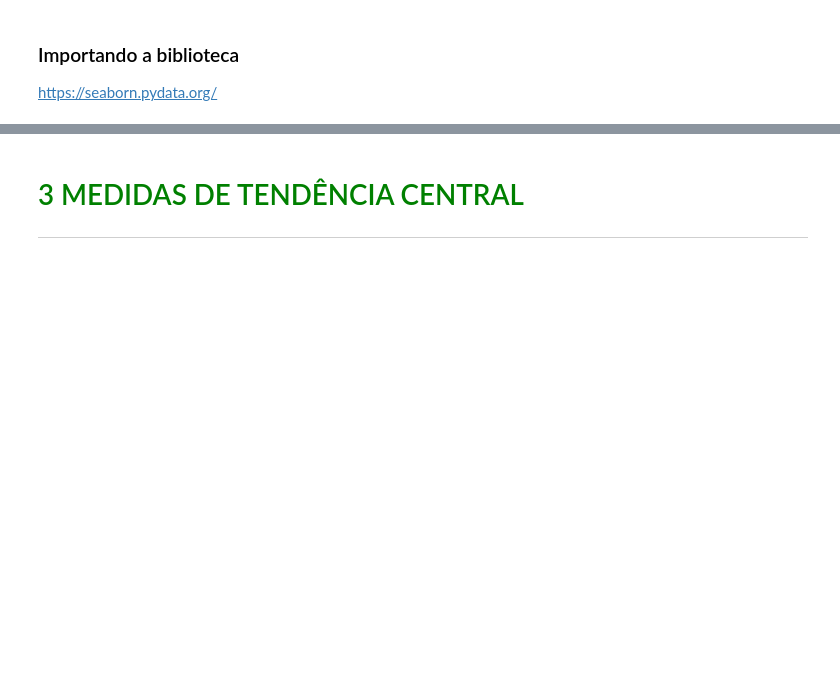
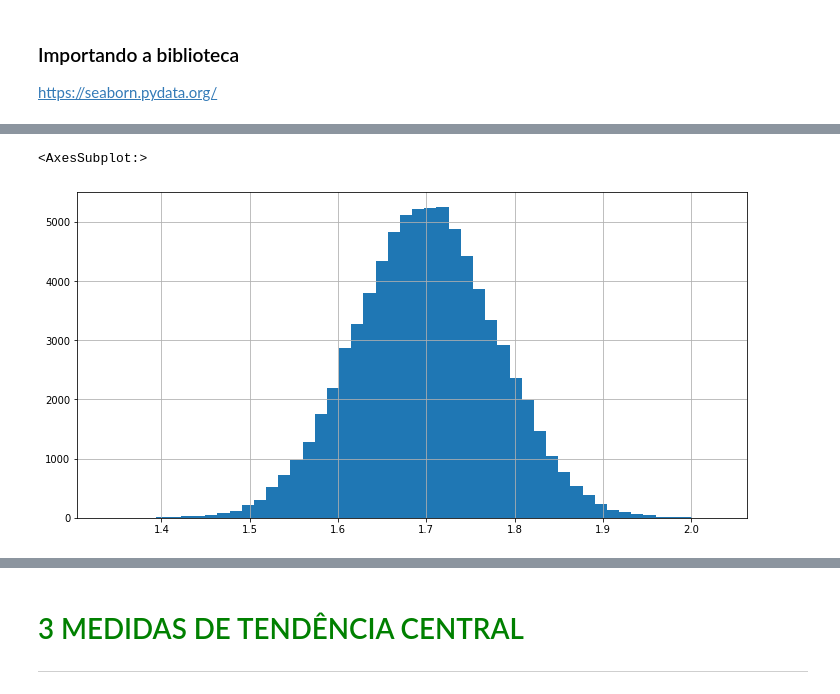
Before and after one commit to alvarengaricardo/estatistica_python_frequencias_medidas, a Jupyter notebook: Curso_de_Estatística_Parte_1.ipynb, the cells around one changed output, grey strips where cells are left out. Saved outputs shown, nothing was run; the diff lists cells and outputs as text; code cells hidden in the pictures; blank space fills up the shorter version.

```diff
--- a/Curso_de_Estatística_Parte_1.ipynb
+++ b/Curso_de_Estatística_Parte_1.ipynb
@@ -311,0 +521,5 @@ https://seaborn.pydata.org/
+# %%
+dados.Altura.hist(bins = 50, figsize=(12, 6))
+# %% [output]
+<AxesSubplot:>
+[figure, added]
```
Also changed, not shown: parts of 31 cells of this notebook.
